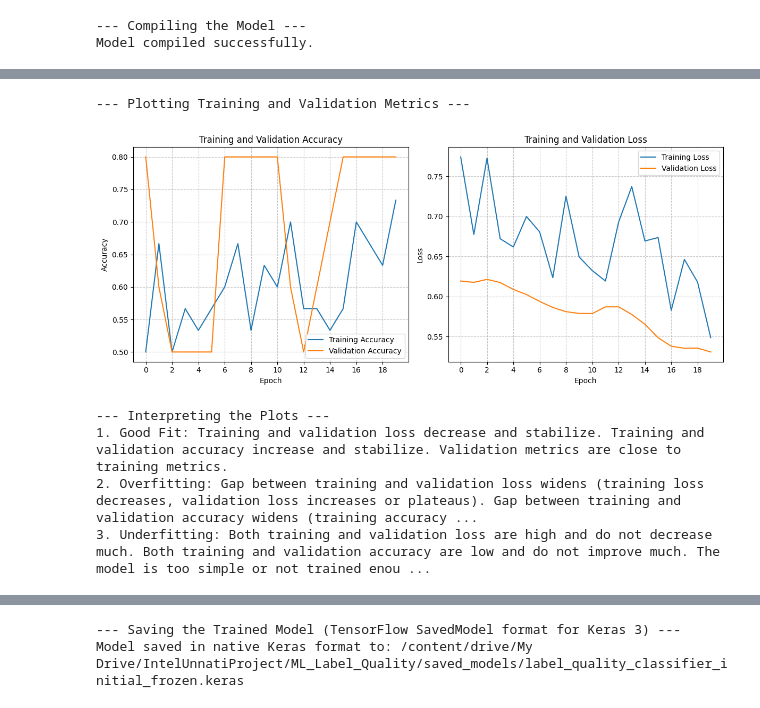
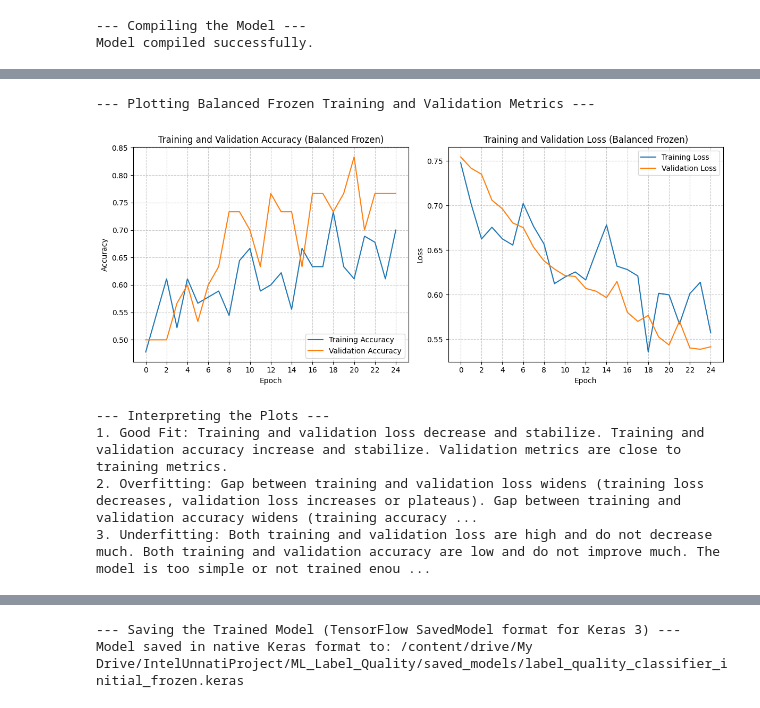
Before and after one commit to ShahazadAbdulla/product-label-quality-ml, a Jupyter notebook: label_quality_ml.ipynb, the cells around one changed output, grey strips where cells are left out. Saved outputs shown, nothing was run; the diff lists cells and outputs as text; code cells hidden in the pictures.

```diff
--- a/label_quality_ml.ipynb
+++ b/label_quality_ml.ipynb
@@ -425,0 +415,12 @@ Epoch 20/20
+# %%
+print("--- Starting Training on Balanced Dataset (Frozen Base) ---")
+# With more data, you can try more epochs or see if it converges well with 20-25
+epochs_balanced_frozen = 25 # Let's try 25 epochs
+
+history_balanced_frozen = model.fit(
+      train_ds,
+      epochs=epochs_balanced_frozen,
+      validation_data=validation_ds,
+      callbacks=[model_checkpoint_callback_bf] # Add the new callback
+  )
+print("\n--- Training on Balanced Dataset (Frozen Base) Finished ---")
@@ -426,57 +445,57 @@ Epoch 20/20
 # %%
 import matplotlib.pyplot as plt
 
-print("--- Plotting Training and Validation Metrics ---")
+print("--- Plotting Balanced Frozen Training and Validation Metrics ---") # Updated title for clarity
 
-# Retrieve training history
-acc = history.history['accuracy']
-val_acc = history.history['val_accuracy']
-loss = history.history['loss']
-val_loss = history.history['val_loss']
+# Retrieve training history FROM THE CORRECT HISTORY OBJECT
+acc = history_balanced_frozen.history['accuracy']        # <--- CHANGE HERE
+val_acc = history_balanced_frozen.history['val_accuracy']  # <--- CHANGE HERE
+loss = history_balanced_frozen.history['loss']           # <--- CHANGE HERE
+val_loss = history_balanced_frozen.history['val_loss']     # <--- CHANGE HERE
 
-epochs_range = range(len(acc)) # Should be equal to initial_epochs if training completed fully
+epochs_range = range(len(acc))
 
-plt.figure(figsize=(12, 5)) # Adjusted figure size
+plt.figure(figsize=(12, 5))
 
 # Plot Training and Validation Accuracy
 plt.subplot(1, 2, 1)
 plt.plot(epochs_range, acc, label='Training Accuracy')
 plt.plot(epochs_range, val_acc, label='Validation Accuracy')
 plt.legend(loc='lower right')
-plt.title('Training and Validation Accuracy')
+plt.title('Training and Validation Accuracy (Balanced Frozen)') # Updated title
 plt.xlabel('Epoch')
 plt.ylabel('Accuracy')
-if len(epochs_range) > 10: # Add grid for better readability if many epochs
-  plt.xticks(epochs_range[::max(1, len(epochs_range)//10)]) # Show ticks every few epochs
+if len(epochs_range) > 10:
+  plt.xticks(epochs_range[::max(1, len(epochs_range)//10)])
 else:
   plt.xticks(epochs_range)
 plt.grid(True, linestyle='--', alpha=0.7)
 
 
 # Plot Training and Validation Loss
 plt.subplot(1, 2, 2)
 plt.plot(epochs_range, loss, label='Training Loss')
 plt.plot(epochs_range, val_loss, label='Validation Loss')
 plt.legend(loc='upper right')
-plt.title('Training and Validation Loss')
+plt.title('Training and Validation Loss (Balanced Frozen)') # Updated title
 plt.xlabel('Epoch')
 plt.ylabel('Loss')
 if len(epochs_range) > 10:
   plt.xticks(epochs_range[::max(1, len(epochs_range)//10)])
 else:
   plt.xticks(epochs_range)
 plt.grid(True, linestyle='--', alpha=0.7)
 
-plt.tight_layout() # Adjust layout to prevent overlapping titles/labels
+plt.tight_layout()
 plt.show()
 
 print("\n--- Interpreting the Plots ---")
 print("1. Good Fit: Training and validation loss decrease and stabilize. Training and validation accuracy increase and stabilize. Validation metrics are close to training metrics.")
 print("2. Overfitting: Gap between training and validation loss widens (training loss decreases, validation loss increases or plateaus). Gap between training and validation accuracy widens (training accuracy increases, validation accuracy plateaus or decreases).")
 print("3. Underfitting: Both training and validation loss are high and do not decrease much. Both training and validation accuracy are low and do not improve much. The model is too simple or not trained enough.")
 # %% [output]
---- Plotting Training and Validation Metrics ---
+--- Plotting Balanced Frozen Training and Validation Metrics ---
-[figure, old version]
+[figure, new version]
 --- Interpreting the Plots ---
 1. Good Fit: Training and validation loss decrease and stabilize. Training and validation accuracy increase and stabilize. Validation metrics are close to training metrics.
 2. Overfitting: Gap between training and validation loss widens (training loss decreases, validation loss increases or plateaus). Gap between training and validation accuracy widens (training accuracy ...
```
Also changed, not shown: parts of 13 cells of this notebook.
